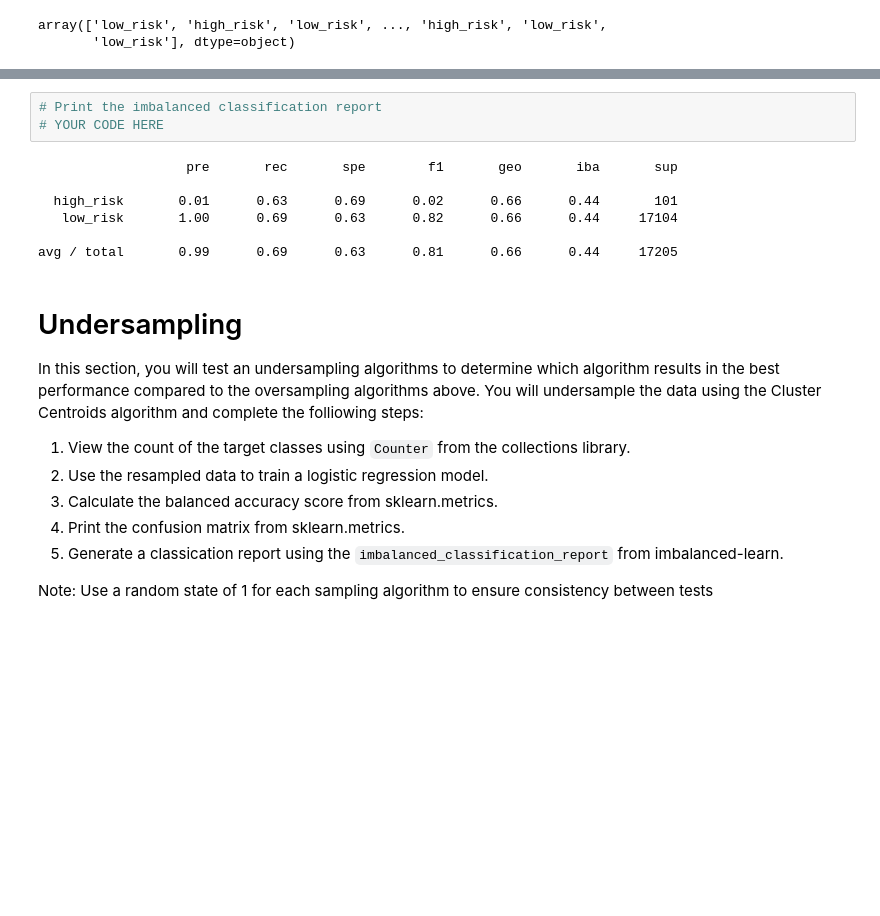
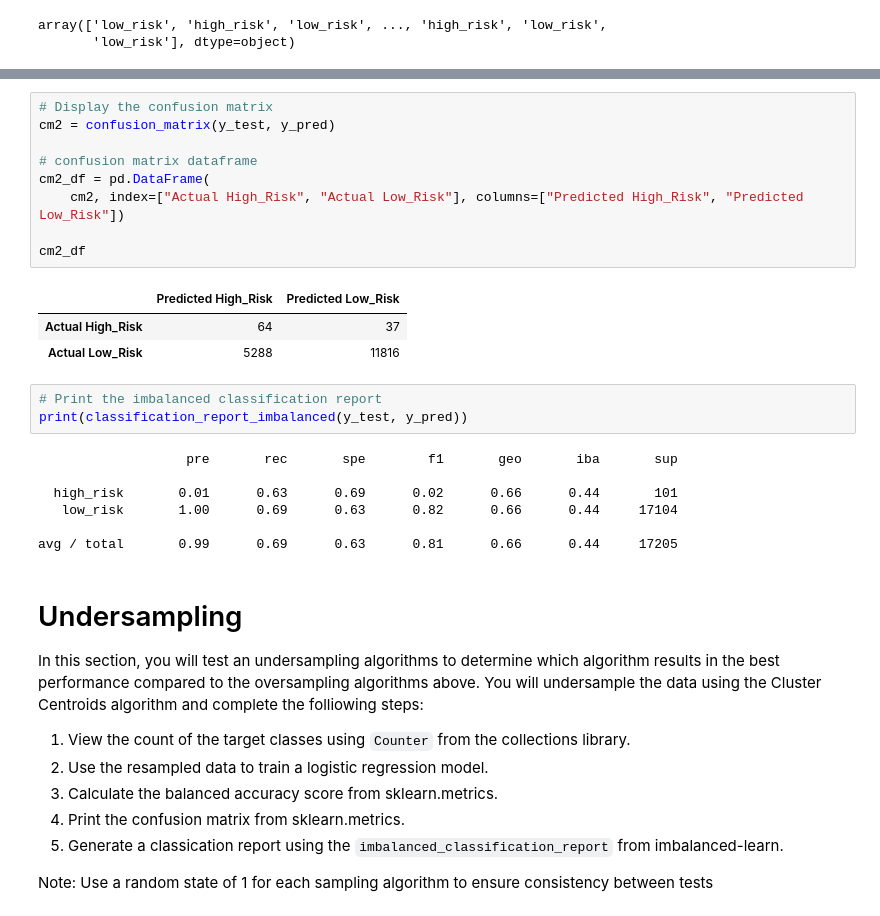
Before and after one commit to dianahcortez/Credit_Risk_Analysis, a Jupyter notebook: credit_risk_resampling.ipynb, the cells around one changed output, grey strips where cells are left out. Drawn from its saved outputs; the diff is of its cells as text; blank space fills up the shorter version.

```diff
--- a/credit_risk_resampling.ipynb
+++ b/credit_risk_resampling.ipynb
@@ -217,6 +211,19 @@ array([[   64,    37],
+# %%
+# Display the confusion matrix
+cm2 = confusion_matrix(y_test, y_pred)
+
+# confusion matrix dataframe
+cm2_df = pd.DataFrame(
+    cm2, index=["Actual High_Risk", "Actual Low_Risk"], columns=["Predicted High_Risk", "Predicted Low_Risk"])
+
+cm2_df
+# %% [output]
+|  | Predicted High_Risk | Predicted Low_Risk |
+| Actual High_Risk | 64 | 37 |
+| Actual Low_Risk | 5288 | 11816 |
 # %%
 # Print the imbalanced classification report
-# YOUR CODE HERE
+print(classification_report_imbalanced(y_test, y_pred))
 # %% [output]
                    pre       rec       spe        f1       geo       iba       sup
 
```
Also changed, not shown: parts of 8 cells of this notebook.
